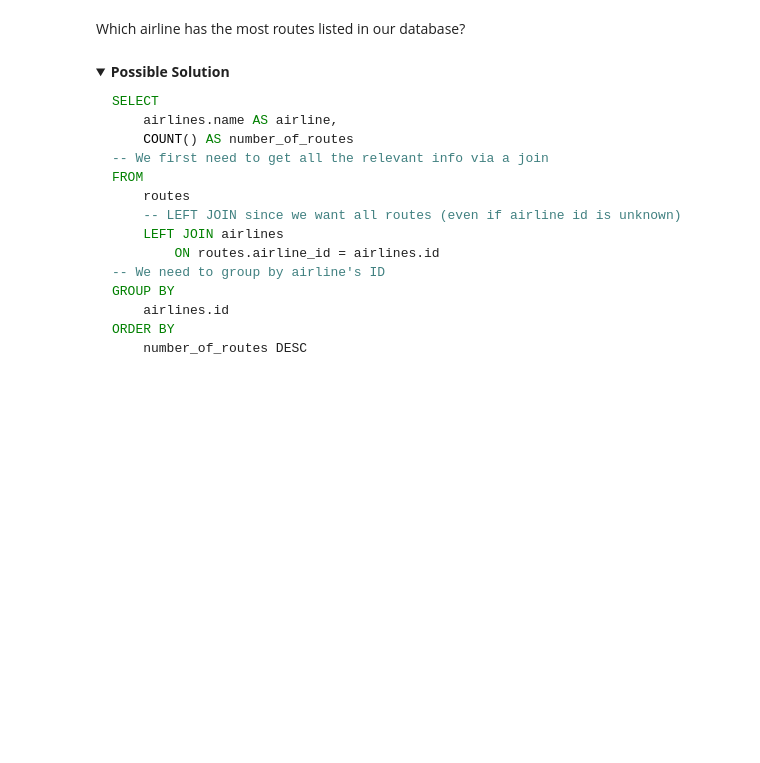
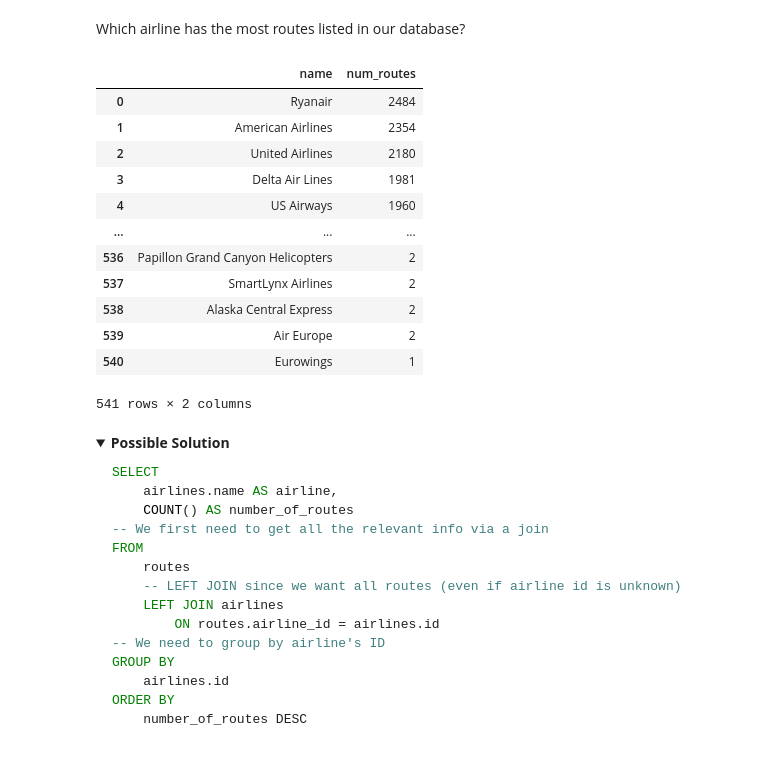
Before and after one commit to valentinecd/DS-DeloitteAIA-07082024, a Jupyter notebook: lecture_materials/09-SQL-Joins-Aggregation/sql.ipynb, the cells around one changed output. Drawn from its saved outputs; the diff is of its cells as text; code cells hidden in the pictures; folded sections open; blank space fills up the shorter version.

```diff
--- a/lecture_materials/09-SQL-Joins-Aggregation/sql.ipynb
+++ b/lecture_materials/09-SQL-Joins-Aggregation/sql.ipynb
@@ -479,3 +672,33 @@ Which airline has the most routes listed in our database?
+# %%
+# Your code here
+pd.read_sql('''
+    SELECT
+        a.name,
+        COUNT() AS num_routes
+    FROM
+        routes AS r
+        LEFT JOIN airlines AS a
+            ON r.airline_id = a.id
+    GROUP BY
+        a.id
+    ORDER BY
+        num_routes DESC
+
+''', conn)
+# %% [output]
+|  | name | num_routes |
+| 0 | Ryanair | 2484 |
+| 1 | American Airlines | 2354 |
+| 2 | United Airlines | 2180 |
+| 3 | Delta Air Lines | 1981 |
+| 4 | US Airways | 1960 |
+| ... | ... | ... |
+| 536 | Papillon Grand Canyon Helicopters | 2 |
+| 537 | SmartLynx Airlines | 2 |
+| 538 | Alaska Central Express | 2 |
+| 539 | Air Europe | 2 |
+| 540 | Eurowings | 1 |
+541 rows × 2 columns
 # %% [markdown]
 <details>
     <summary><b>Possible Solution</b></summary>
```
Also changed, not shown: parts of 25 cells of this notebook.
